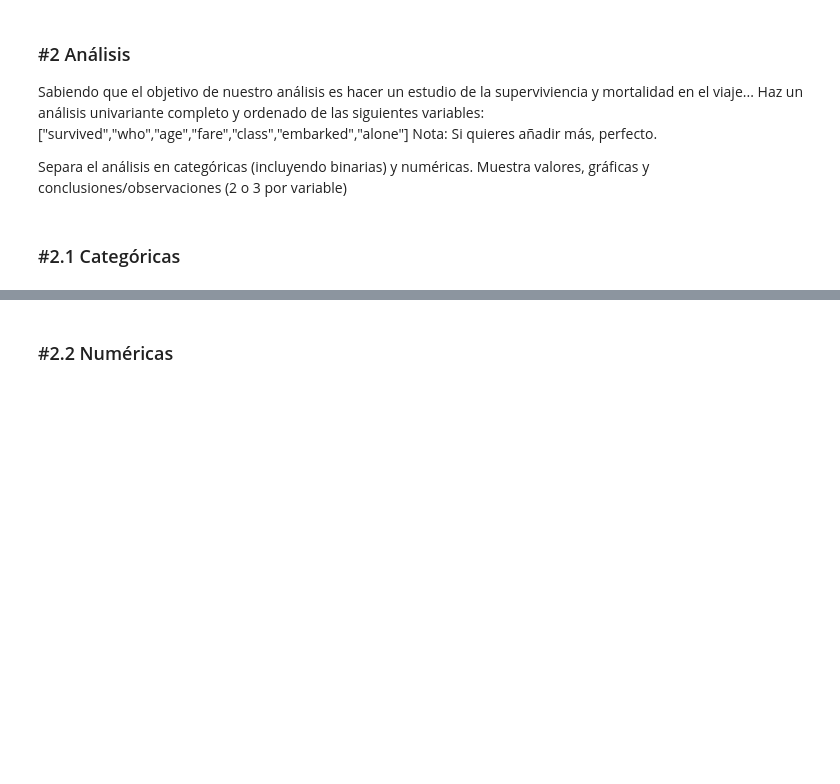
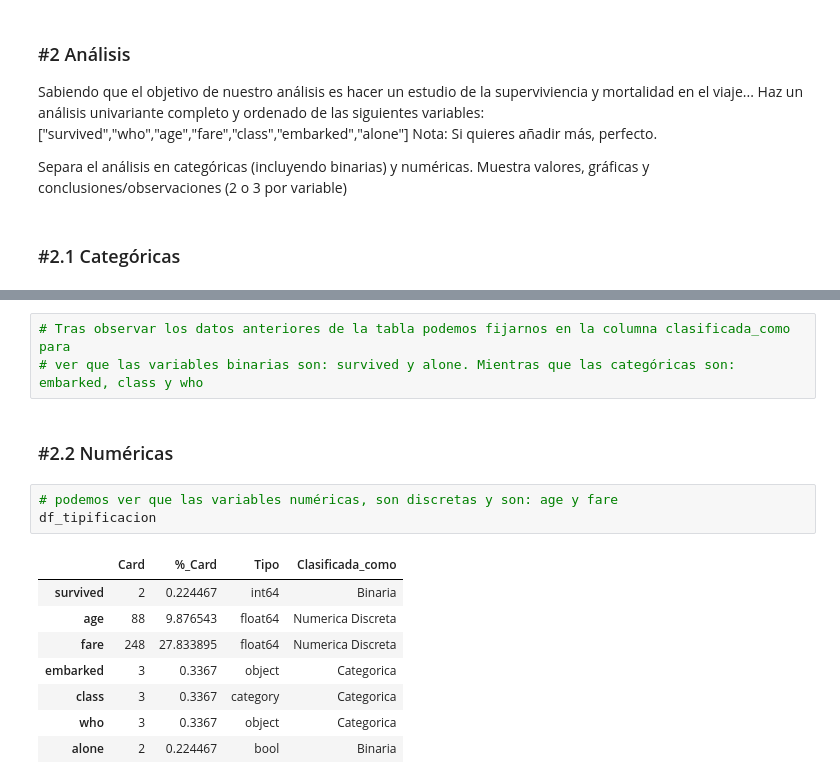
Before and after one commit to rukyflo/ONLINE_DS_THEBRIDGE_RFL, a Jupyter notebook: 03_Analisis_de_Datos/Sprint_07/Unidad_01/Practica_Obligatoria/18_Practica_Obligatoria_Univariante.ipynb, the cells around one changed output, grey strips where cells are left out. Saved outputs shown, nothing was run; the diff lists cells and outputs as text; blank space fills up the shorter version.

```diff
--- a/03_Analisis_de_Datos/Sprint_07/Unidad_01/Practica_Obligatoria/18_Practica_Obligatoria_Univariante.ipynb
+++ b/03_Analisis_de_Datos/Sprint_07/Unidad_01/Practica_Obligatoria/18_Practica_Obligatoria_Univariante.ipynb
@@ -160,2 +189,17 @@ Separa el análisis en categóricas (incluyendo binarias) y numéricas. Muestra
+# %%
+# Tras observar los datos anteriores de la tabla podemos fijarnos en la columna clasificada_como para
+# ver que las variables binarias son: survived y alone. Mientras que las categóricas son: embarked, class y who
 # %% [markdown]
 ### #2.2 Numéricas
+# %%
+# podemos ver que las variables numéricas, son discretas y son: age y fare
+df_tipificacion
+# %% [output]
+|  | Card | %_Card | Tipo | Clasificada_como |
+| survived | 2 | 0.224467 | int64 | Binaria |
+| age | 88 | 9.876543 | float64 | Numerica Discreta |
+| fare | 248 | 27.833895 | float64 | Numerica Discreta |
+| embarked | 3 | 0.3367 | object | Categorica |
+| class | 3 | 0.3367 | category | Categorica |
+| who | 3 | 0.3367 | object | Categorica |
+| alone | 2 | 0.224467 | bool | Binaria |
```
Also changed, not shown: parts of 3 cells of this notebook.
